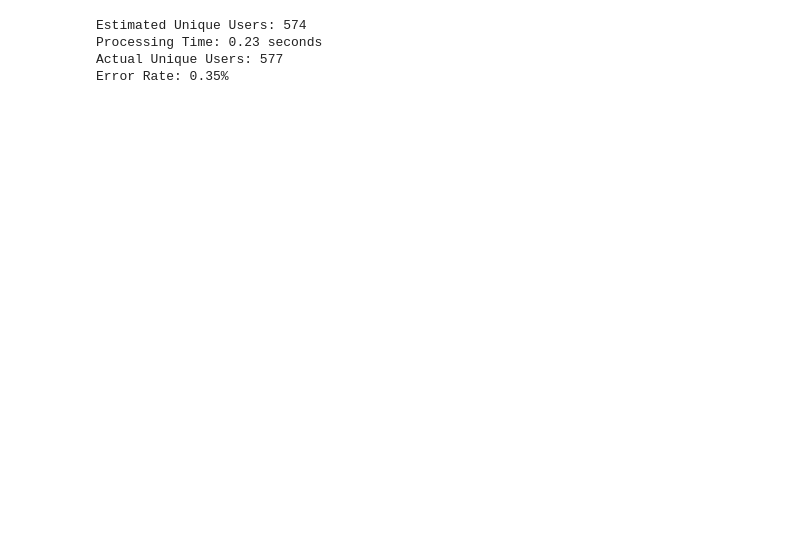
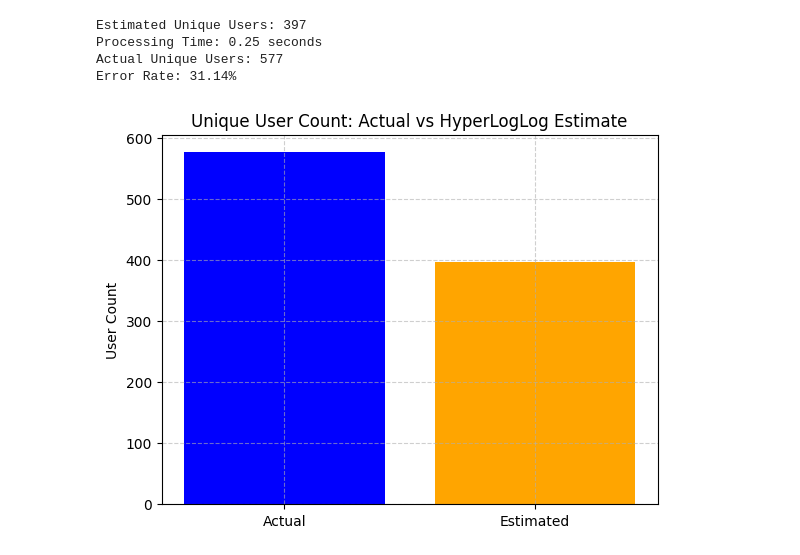
Before and after one commit to MohammadYehya/TennisPredict, a Jupyter notebook: TennisHLL.ipynb, the cells around one changed output. Cells and saved outputs as stored; diff of their text form; code cells hidden in the pictures; blank space fills up the shorter version.

```diff
--- a/TennisHLL.ipynb
+++ b/TennisHLL.ipynb
@@ -31,7 +49,8 @@ Error Rate: 0.65%
 # %%
-HLLAlgo(csvfile = "./data/0cleanDataset.csv", col = "match_num")
+HLLAlgo(csvfile = "./data/0cleanDataset.csv", col = "match_num", p = 14)
 # %% [output]
-Estimated Unique Users: 574
-Processing Time: 0.23 seconds
+Estimated Unique Users: 397
+Processing Time: 0.25 seconds
 Actual Unique Users: 577
-Error Rate: 0.35%
+Error Rate: 31.14%
+[figure, added]
```
Also changed, not shown: parts of 4 cells of this notebook.
